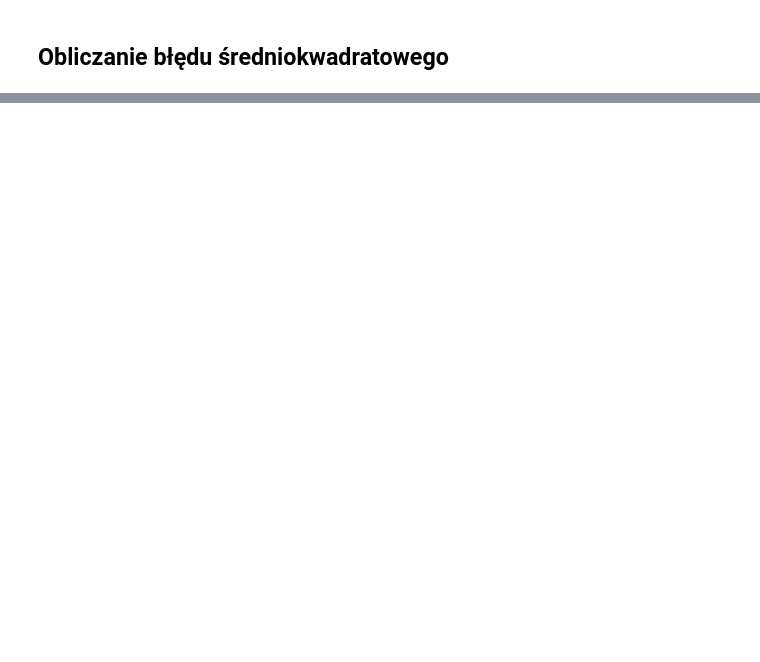
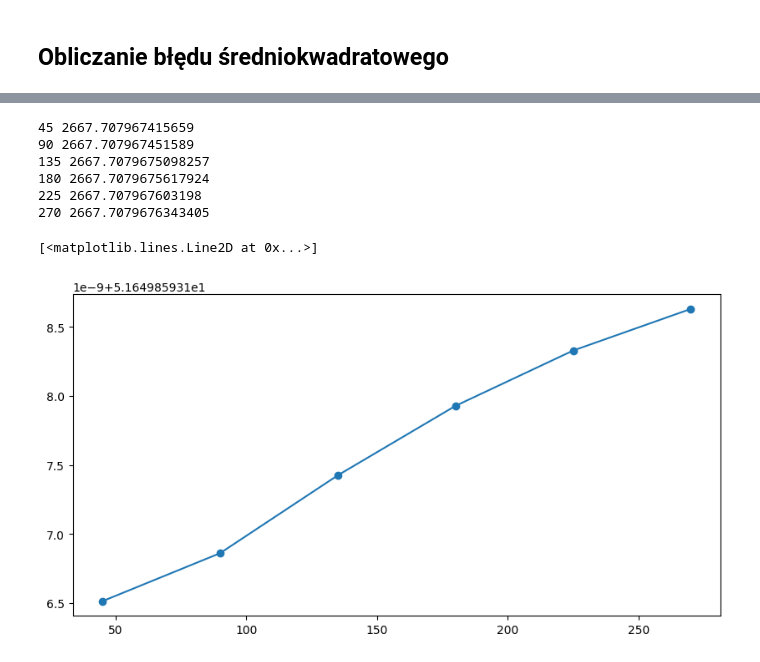
Before and after one commit to mr-SCWN/Informatyka-w-medycynie, a Jupyter notebook: Tomograf/Tomograf.ipynb, the cells around one changed output, grey strips where cells are left out. Saved outputs shown, nothing was run; the diff lists cells and outputs as text; code cells hidden in the pictures; blank space fills up the shorter version.

```diff
--- a/Tomograf/Tomograf.ipynb
+++ b/Tomograf/Tomograf.ipynb
@@ -439,0 +458,33 @@ for i in range(90, 721, 90):
+# %%
+# Eksperyment proszę przeprowadzić na tym samym obrazie (nie może być to jednak obraz trywialny typu kółko lub dwa kwadraty). Proszę rozważyć jego następujące warianty (parametry, które nie są modyfikowane, powinny mieć wartości domyślne): rozpiętość wachlarza zmienia się od 45 do 270 stopni z krokiem 45 stopni.
+result_2 = []
+n_detect = 180
+for i in range(45, 271, 45):
+    # zmień rozpiętość
+    range_pi = i * math.pi / 180
+
+    sinogram = radon_transform(photo, d_a, range_pi, n_detect, d_x)
+    sinogram2 = filtration(sinogram)
+    constr, projection = back_projection(sinogram2, d_x)
+    # check if dimensions are the same
+    if constr.shape != photo.shape:
+        constr = resize(constr, photo.shape)
+    mse = calculate_mse(photo, constr)
+    print(i, mse)
+    result_2.append((i, mse))
+# %% [output]
+45 2667.707967415659
+90 2667.707967451589
+135 2667.7079675098257
+180 2667.7079675617924
+225 2667.707967603198
+270 2667.7079676343405
+# %%
+# narysuj wykres
+
+plt.figure(figsize=(10, 5))
+plt.scatter([x[0] for x in result_2], [math.sqrt(x[1]) for x in result_2])
+plt.plot([x[0] for x in result_2], [math.sqrt(x[1]) for x in result_2])
+# %% [output]
+[<matplotlib.lines.Line2D at 0x...>]
+[figure, added]
```
Also changed, not shown: parts of 6 cells of this notebook, 5 other files.
